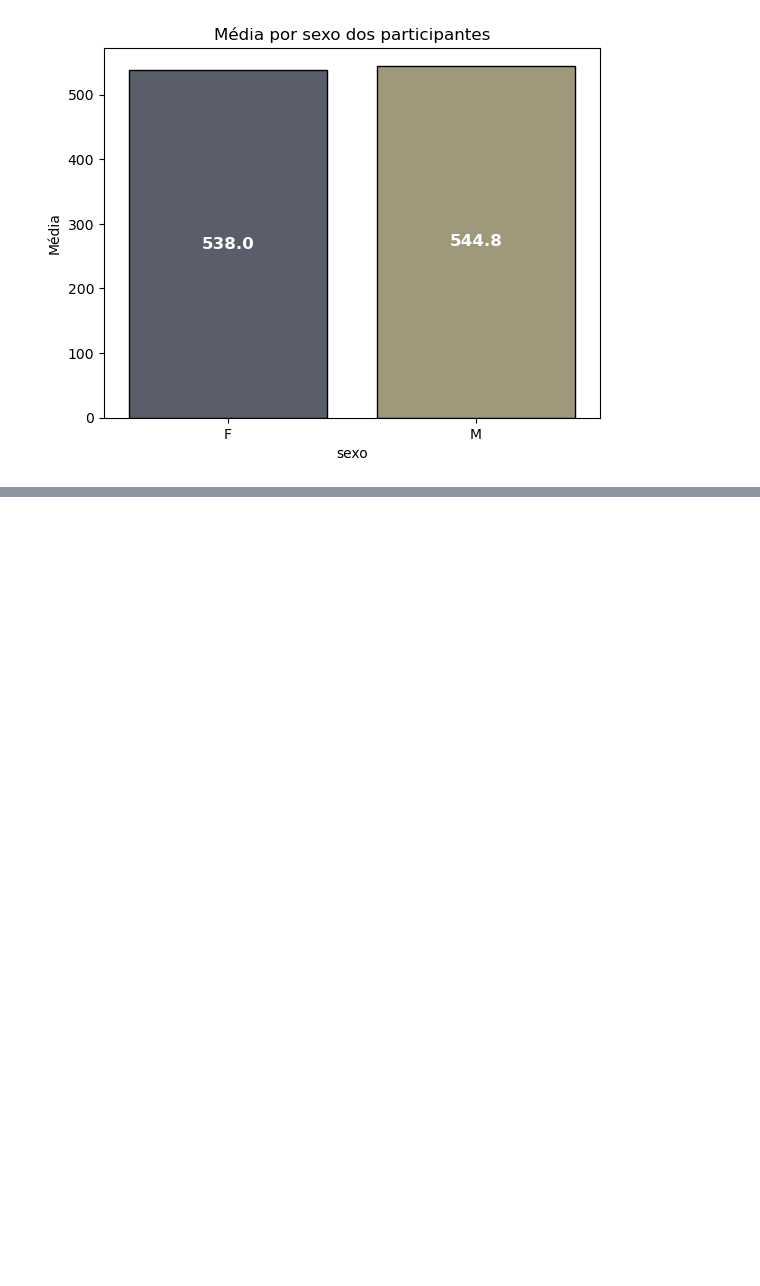
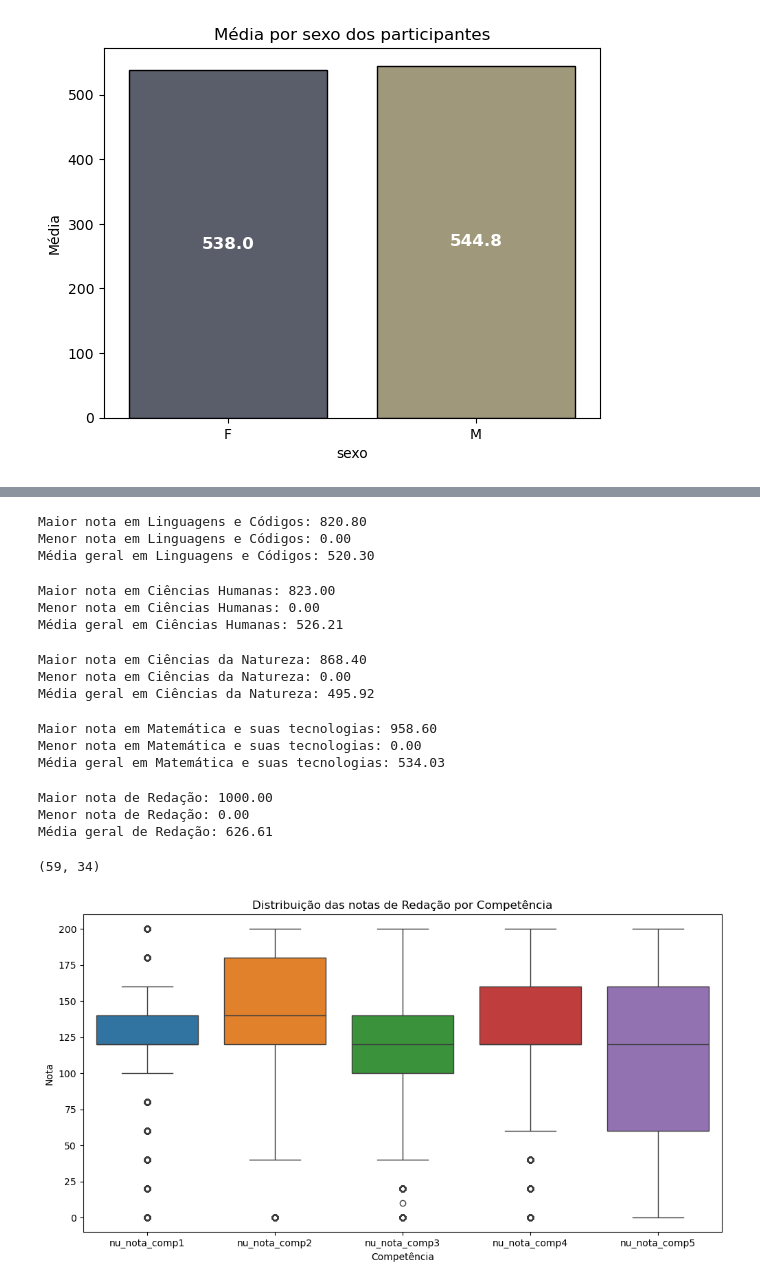
Before and after one commit to LucasArauj99/analise-enem-2023, a Jupyter notebook: analise_enem_2023.ipynb, the cells around one changed output, grey strips where cells are left out. Cells and saved outputs as stored; diff of their text form; code cells hidden in the pictures; blank space fills up the shorter version.

Commit message:
refactor: reorganiza análise de notas com classe e adiciona boxplot da redação

```diff
--- a/analise_enem_2023.ipynb
+++ b/analise_enem_2023.ipynb
@@ -564,0 +549,50 @@ Name: count, dtype: int64
+# %%
+lc = max_min_media(dados, 'nota_lc')
+lc.exibir()
+# %% [output]
+Maior nota em Linguagens e Códigos: 820.80
+Menor nota em Linguagens e Códigos: 0.00
+Média geral em Linguagens e Códigos: 520.30
+# %%
+ch = max_min_media(dados, 'nota_ch')
+ch.exibir()
+# %% [output]
+Maior nota em Ciências Humanas: 823.00
+Menor nota em Ciências Humanas: 0.00
+Média geral em Ciências Humanas: 526.21
+# %%
+cn = max_min_media(dados, 'nota_cn')
+cn.exibir()
+# %% [output]
+Maior nota em Ciências da Natureza: 868.40
+Menor nota em Ciências da Natureza: 0.00
+Média geral em Ciências da Natureza: 495.92
+# %%
+mt = max_min_media(dados, 'nota_mt')
+mt.exibir()
+# %% [output]
+Maior nota em Matemática e suas tecnologias: 958.60
+Menor nota em Matemática e suas tecnologias: 0.00
+Média geral em Matemática e suas tecnologias: 534.03
+# %%
+rd = max_min_media(dados, 'nota_redacao')
+rd.exibir()
+# %% [output]
+Maior nota de Redação: 1000.00
+Menor nota de Redação: 0.00
+Média geral de Redação: 626.61
+# %%
+redac_mil = dados[dados['nota_redacao'] == 1000]
+redac_mil.shape
+#o total foi 60, porém o que esta falntando, faltou no segundo dia, e foi retirado.
+# %% [output]
+(59, 34)
+# %%
+plt.figure(figsize=(12, 6))
+sns.boxplot(data=dados[['nu_nota_comp1', 'nu_nota_comp2', 'nu_nota_comp3', 'nu_nota_comp4', 'nu_nota_comp5']])
+plt.title('Distribuição das notas de Redação por Competência')
+plt.xlabel('Competência')
+plt.ylabel('Nota')
+plt.show()
+# %% [output]
+[figure, added]
```
Also changed, not shown: parts of 24 cells of this notebook, 1 other file.
